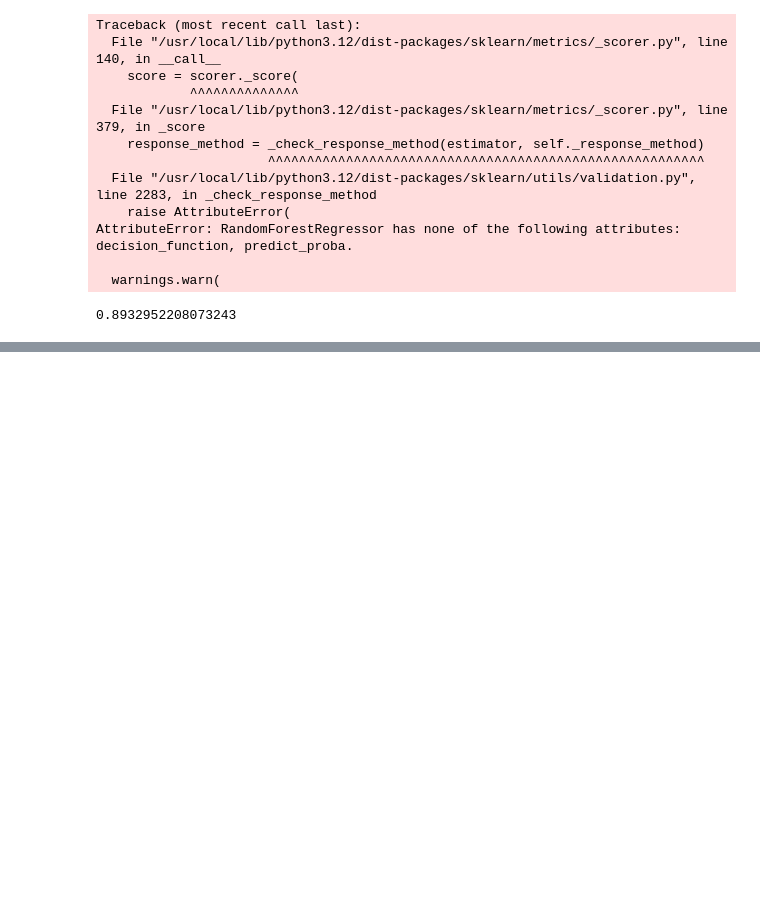
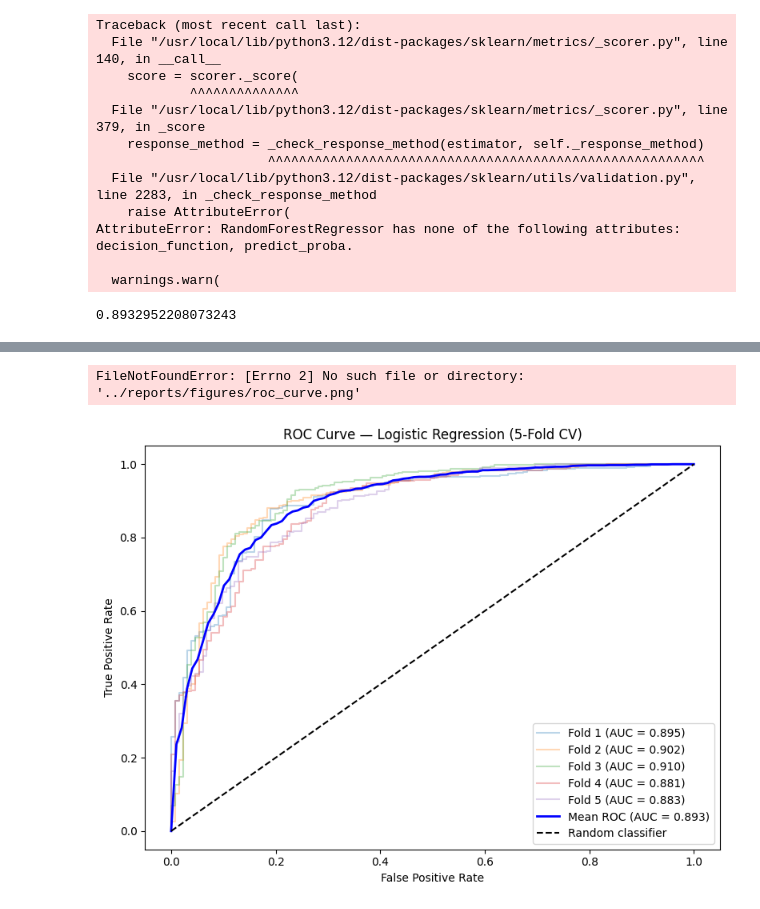
Before and after one commit to zikmundmartin7-lab/Rainfall, a Jupyter notebook: notebooks/05_final_model.ipynb, the cells around one changed output, grey strips where cells are left out. Saved outputs shown, nothing was run; the diff lists cells and outputs as text; code cells hidden in the pictures; blank space fills up the shorter version.

```diff
--- a/notebooks/05_final_model.ipynb
+++ b/notebooks/05_final_model.ipynb
@@ -791,3 +791,49 @@ Wall time: 5.34 s
+# %%
+from sklearn.model_selection import StratifiedKFold
+from sklearn.metrics import roc_curve, auc
+import matplotlib.pyplot as plt
+
+model_roc = LogisticRegression(C=0.01, penalty="l2",
+    random_state=0,
+    class_weight="balanced",
+    solver="liblinear",
+)
+
+cv = StratifiedKFold(n_splits=5)
+tprs = []
+aucs = []
+mean_fpr = np.linspace(0, 1, 100)
+
+fig, ax = plt.subplots(figsize=(8, 6))
+
+for fold, (train_idx, val_idx) in enumerate(cv.split(X, y)):
+    model_roc.fit(X.iloc[train_idx], y.iloc[train_idx])
+    y_prob = model_roc.predict_proba(X.iloc[val_idx])[:, 1]
+    fpr, tpr, _ = roc_curve(y.iloc[val_idx], y_prob)
+    roc_auc = auc(fpr, tpr)
+    aucs.append(roc_auc)
+    interp_tpr = np.interp(mean_fpr, fpr, tpr)
+    interp_tpr[0] = 0.0
+    tprs.append(interp_tpr)
+    ax.plot(fpr, tpr, alpha=0.3, label=f"Fold {fold+1} (AUC = {roc_auc:.3f})")
+
+mean_tpr = np.mean(tprs, axis=0)
+mean_tpr[-1] = 1.0
+mean_auc = auc(mean_fpr, mean_tpr)
+
+ax.plot(mean_fpr, mean_tpr, color="blue", lw=2,
+        label=f"Mean ROC (AUC = {mean_auc:.3f})")
+ax.plot([0, 1], [0, 1], "k--", label="Random classifier")
+ax.set_xlabel("False Positive Rate")
+ax.set_ylabel("True Positive Rate")
+ax.set_title("ROC Curve — Logistic Regression (5-Fold CV)")
+ax.legend(loc="lower right")
+plt.tight_layout()
+plt.savefig("../reports/figures/roc_curve.png", dpi=150, bbox_inches="tight")
+plt.show()
+# %% [output]
+FileNotFoundError: [Errno 2] No such file or directory: '../reports/figures/roc_curve.png'
+[figure, added]
 # %%
 model_logistic_regression = LogisticRegression(C=0.01, penalty="l2",
     random_state=0,
```
Also changed, not shown: parts of 1 cell of this notebook.
